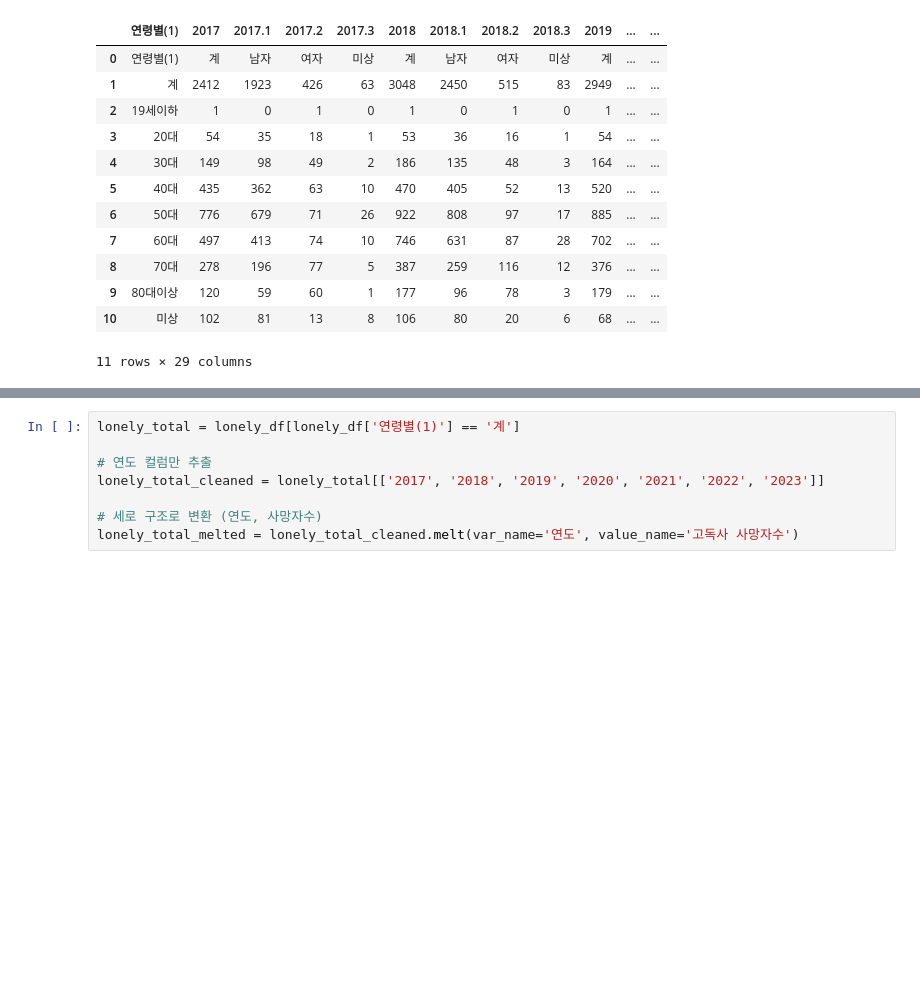
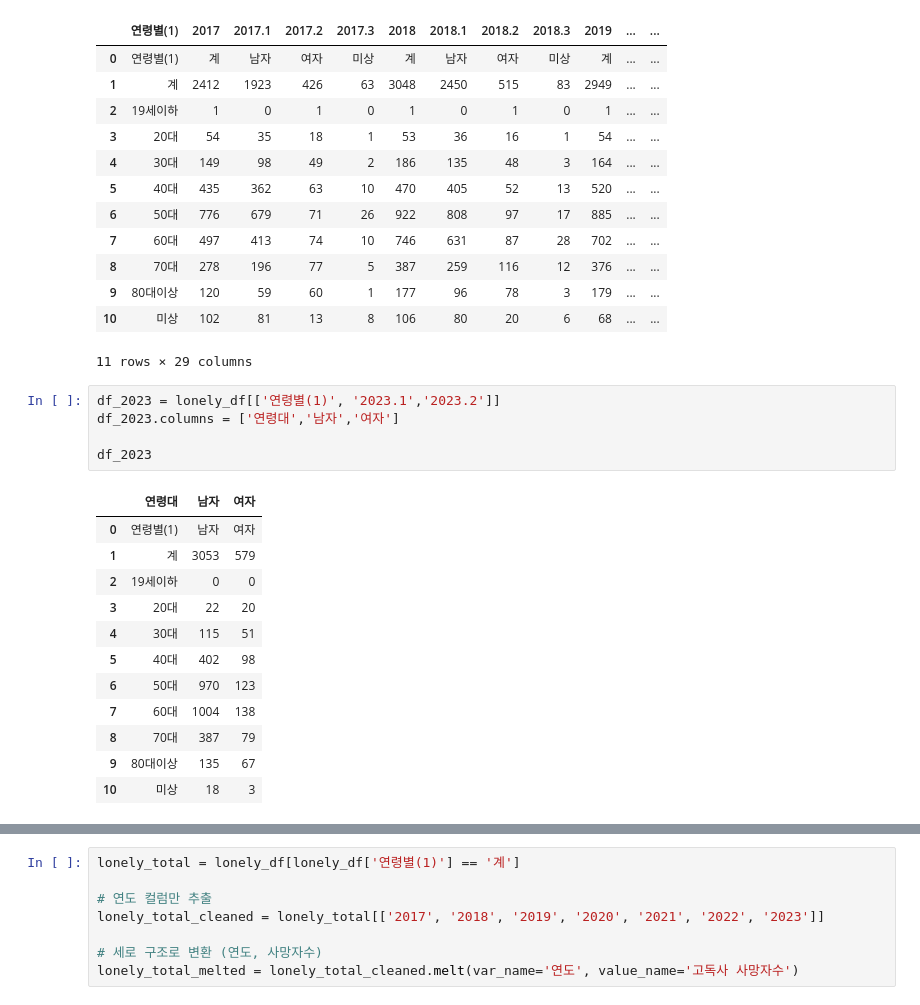
Before and after one commit to InsightCWNU/data_analysis, a Jupyter notebook: gyeongnam_analysis/analysis/gyeongnam_analysis01.ipynb, the cells around one changed output, grey strips where cells are left out. Cells and saved outputs as stored; diff of their text form; blank space fills up the shorter version.

```diff
--- a/gyeongnam_analysis/gyeongnam_analysis01.ipynb
+++ b/gyeongnam_analysis/analysis/gyeongnam_analysis01.ipynb
@@ -30,3 +30,21 @@ lonely_df
 | 9 | 80대이상 | 120 | 59 | 60 | 1 | 177 | 96 | 78 | 3 | 179 | ... | ... |
 | 10 | 미상 | 102 | 81 | 13 | 8 | 106 | 80 | 20 | 6 | 68 | ... | ... |
 11 rows × 29 columns
+# %%
+df_2023 = lonely_df[['연령별(1)', '2023.1','2023.2']]
+df_2023.columns = ['연령대','남자','여자']
+
+df_2023
+# %% [output]
+|  | 연령대 | 남자 | 여자 |
+| 0 | 연령별(1) | 남자 | 여자 |
+| 1 | 계 | 3053 | 579 |
+| 2 | 19세이하 | 0 | 0 |
+| 3 | 20대 | 22 | 20 |
+| 4 | 30대 | 115 | 51 |
+| 5 | 40대 | 402 | 98 |
+| 6 | 50대 | 970 | 123 |
+| 7 | 60대 | 1004 | 138 |
+| 8 | 70대 | 387 | 79 |
+| 9 | 80대이상 | 135 | 67 |
+| 10 | 미상 | 18 | 3 |
```
Also changed, not shown: parts of 3 cells of this notebook, 6 other files.
